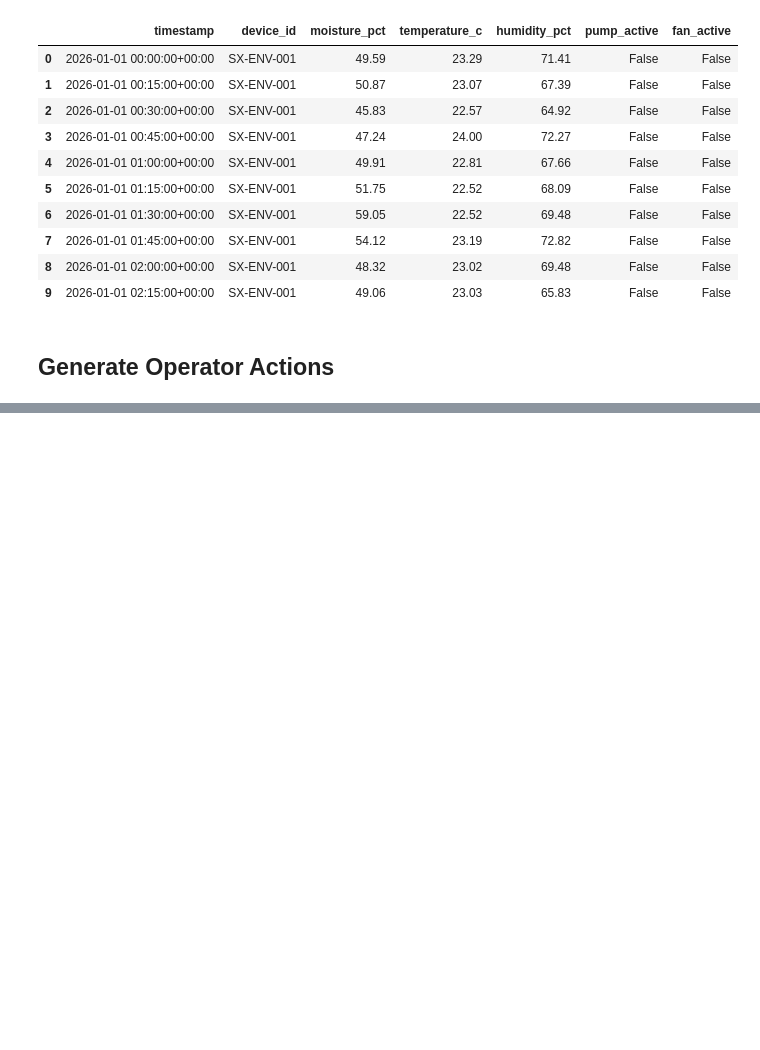
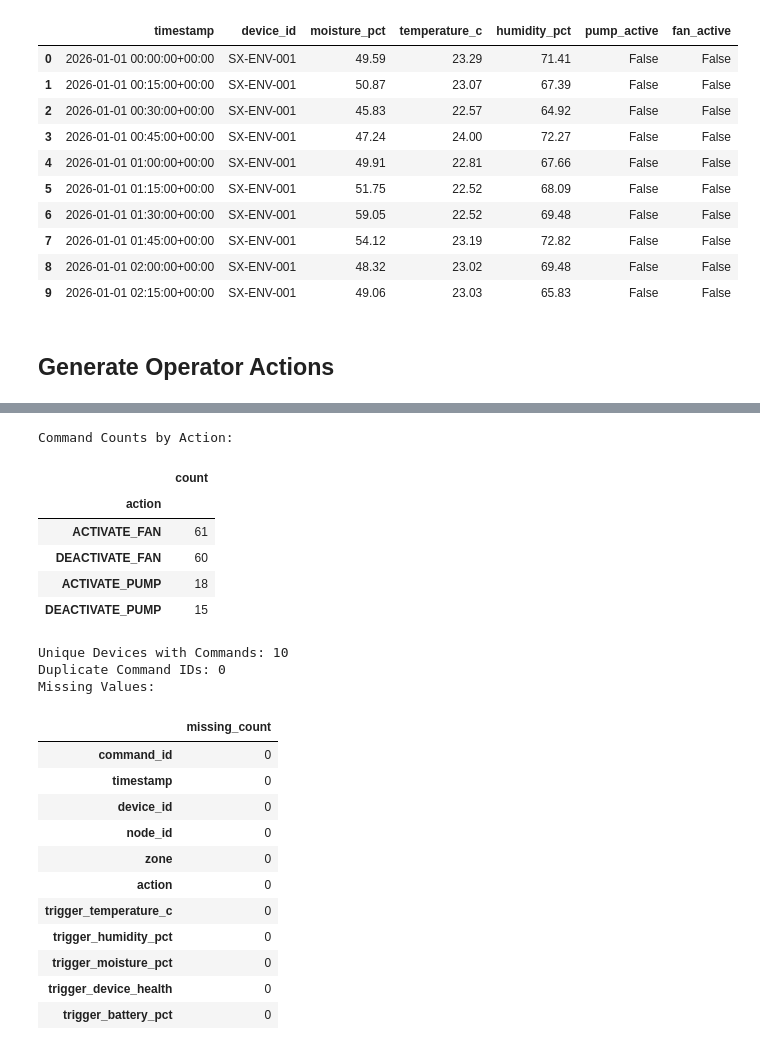
Before and after one commit to Quen-Drew-02/Smart-X-ML, a Jupyter notebook: notebooks/01_synthetic_data_generation.ipynb, the cells around one changed output, grey strips where cells are left out. Saved outputs shown, nothing was run; the diff lists cells and outputs as text; code cells hidden in the pictures; blank space fills up the shorter version.

```diff
--- a/notebooks/01_synthetic_data_generation.ipynb
+++ b/notebooks/01_synthetic_data_generation.ipynb
@@ -563,3 +563,34 @@ Generated cCmmand Events: 154
 | 7 | CMD-000008 | 2026-01-03 04:30:00+00:00 | SX-ENV-003 | NF-003 | ZONE-A | ACTIVATE_FAN | 30.61 | ... |
 | 8 | CMD-000009 | 2026-01-03 05:15:00+00:00 | SX-WTR-001 | NF-004 | ZONE-A | DEACTIVATE_FAN | 25.29 | ... |
 | 9 | CMD-000010 | 2026-01-03 09:30:00+00:00 | SX-ENV-003 | NF-003 | ZONE-A | DEACTIVATE_FAN | 24.90 | ... |
+# %%
+print("Command Counts by Action:")
+display(commands_df["action"].value_counts().to_frame("count"))
+
+print("Unique Devices with Commands:", commands_df["device_id"].nunique())
+print("Duplicate Command IDs:", commands_df["command_id"].duplicated().sum())
+print("Missing Values:")
+display(commands_df.isna().sum().to_frame("missing_count"))
+# %% [output]
+Command Counts by Action:
+|  | count |
+| action |  |
+| ACTIVATE_FAN | 61 |
+| DEACTIVATE_FAN | 60 |
+| ACTIVATE_PUMP | 18 |
+| DEACTIVATE_PUMP | 15 |
+Unique Devices with Commands: 10
+Duplicate Command IDs: 0
+Missing Values:
+|  | missing_count |
+| command_id | 0 |
+| timestamp | 0 |
+| device_id | 0 |
+| node_id | 0 |
+| zone | 0 |
+| action | 0 |
+| trigger_temperature_c | 0 |
+| trigger_humidity_pct | 0 |
+| trigger_moisture_pct | 0 |
+| trigger_device_health | 0 |
+| trigger_battery_pct | 0 |
```
Also changed, not shown: parts of 8 cells of this notebook.
